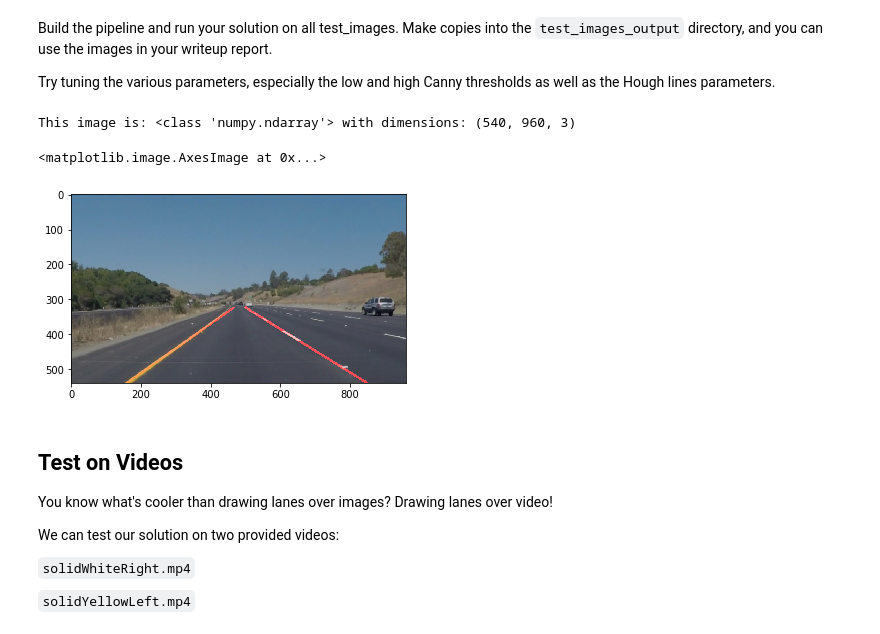
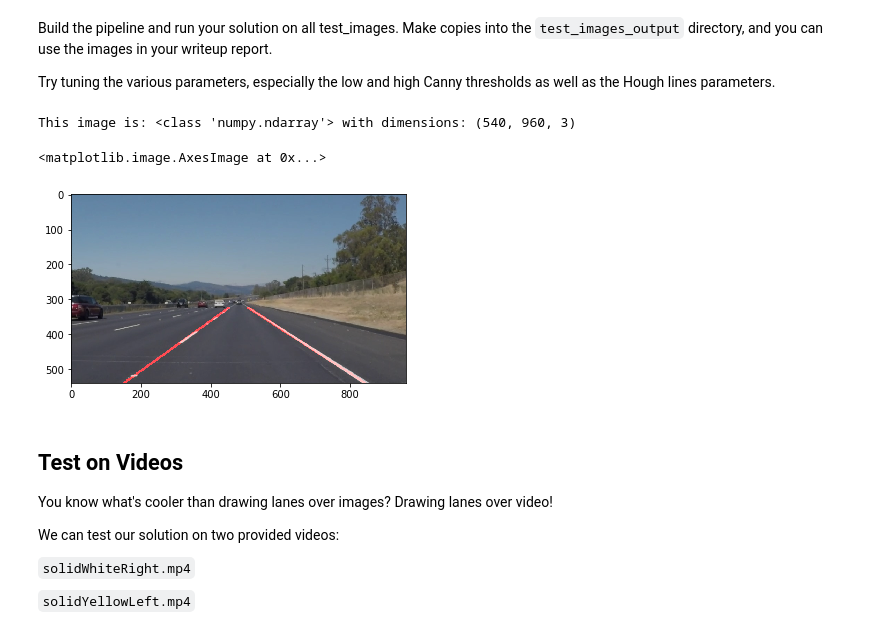
Before and after one commit to StoicLobster/Udacity-SelfDrivingCar-T1P1, a Jupyter notebook: CarND-LaneLines-P1-master/P1.ipynb, the cells around one changed output. Drawn from its saved outputs; the diff is of its cells as text; code cells hidden in the pictures.

```diff
--- a/CarND-LaneLines-P1-master/P1.ipynb
+++ b/CarND-LaneLines-P1-master/P1.ipynb
@@ -87,7 +87,7 @@ def WYSelect(img):
     """
     #Copy image
     Flt_Img = np.copy(img).astype(float)
-    Out_Img = np.zeros_like(img)
+    Out_Img = np.zeros_like(img) #start with all black
 
     #Define color thresholds
     White_Thresh = 190
@@ -103,7 +103,6 @@ def WYSelect(img):
                 & (abs(Flt_Img[:,:,0] - Flt_Img[:,:,2]) <= White_Delta_Thresh) \
                 & (abs(Flt_Img[:,:,1] - Flt_Img[:,:,2]) <= White_Delta_Thresh)
     #Find all yellow pixels
-    #Check for bright yellow and dark yellow
     thresholds_Y = ((Flt_Img[:,:,0] - Flt_Img[:,:,1]) >= Yellow_RG_Delta_Thresh) \
                 & ((Flt_Img[:,:,0] - Flt_Img[:,:,2]) >= Yellow_RB_Delta_Thresh)
     Out_Img[thresholds_W] = [255,255,255] #make white pixels pure white
@@ -190,7 +189,7 @@ def draw_lines(img, lines, color=[255, 0, 0], thickness=6):
     MaxY = imshape[0]
     MaxX = imshape[1]
     #Determine threshold for near zero slope
-    NearZeroSlope = MaxY / MaxX
+    NearZeroSlope = 0.9 * MaxY / MaxX
     #Determine y location for interpolation to top of image
     InterpTop = MaxY * 0.6
     #Init the parameters for lane lines
@@ -210,7 +209,7 @@ def draw_lines(img, lines, color=[255, 0, 0], thickness=6):
                 s = LineLength(x1,y1,x2,y2)
                 #print(str(s))
                 #cv2.line(img,(x1,y1),(x2,y2),[0,0,255],5)
-                #Average left / right lane lines
+                #Average left / right lane lines separately
                 #Perform weighted average by length of line
                 if (m < 0):
                     #Left Lane
@@ -218,8 +217,6 @@ def draw_lines(img, lines, color=[255, 0, 0], thickness=6):
                     m_Left_Avg += m * s
                     x_Left_Avg += (x1 + x2)/2 * s
                     y_Left_Avg += (y1 + y2)/2 * s
-                    #print('(x1,y1): (' + str(x1) + ', ' + str(y1) + ')')
-                    #print('(x2,y2): (' + str(x2) + ', ' + str(y2) + ')')
                 elif (m > 0):
                     #Right Lane
                     Right_TotLngth += s
@@ -228,16 +225,12 @@ def draw_lines(img, lines, color=[255, 0, 0], thickness=6):
                     y_Right_Avg += (y1 + y2)/2 * s
     #Calculate Averages if lines found
     if (Left_TotLngth != 0.0):
-        #print('x_Left_Avg: ' + str(x_Left_Avg))
-        #print('y_Left_Avg: ' + str(y_Left_Avg))
         m_Left_Avg /= Left_TotLngth
         x_Left_Avg /= Left_TotLngth
         y_Left_Avg /= Left_TotLngth
         #Left lane interpoalted to bttom of image and interp top
         cv2.line(img, (LinInterp(x_Left_Avg,y_Left_Avg,m_Left_Avg,MaxY), MaxY), \
              (LinInterp(x_Left_Avg,y_Left_Avg,m_Left_Avg,InterpTop), int(InterpTop)), color, thickness)
-    #print('m_Left_Avg: ' + str(m_Left_Avg))
-    #print('Left_Cnt: ' + str(Left_Cnt))
     if (Right_TotLngth != 0.0):
         m_Right_Avg /= Right_TotLngth
         x_Right_Avg /= Right_TotLngth
@@ -297,70 +290,50 @@ Try tuning the various parameters, especially the low and high Canny thresholds
 # TODO: Build your pipeline that will draw lane lines on the test_images
 # then save them to the test_images_output directory.
 #reading in an image
-img = mpimg.imread('test_images/solidYellowCurve.jpg')
+img = mpimg.imread('test_images/solidYellowCurve2.jpg')
 print('This image is:', type(image), 'with dimensions:', image.shape)
-WY_img = WYSelect(img)
 
-#Apply grayscale
-gray = grayscale(WY_img)
+#Select white and yellow colors only
+WY_image = WYSelect(image)
 
-#plot grayscale image
-#plt.imshow(gray, cmap='gray')
-
-#Gaussian smoothing
-#kernel_size = 13 #must be odd number
-#gauss = gaussian_blur(gray, kernel_size)
-
-#plot grayscale image
-#plt.imshow(gauss, cmap='gray')
+#Apply grayscale for Canny
+gray = grayscale(WY_image)
 
 #Canny Edges
-low_threshold = 100
-high_threshold = 200
+low_threshold = 50
+high_threshold = 150
 CannyEdges = canny(gray, low_threshold, high_threshold)
 
-#plot Canny Edge output
-#plt.imshow(CannyEdges, cmap='Greys_r')
-
 #Restrict to specific region
-imshape = img.shape
-xBL = 0.1 * imshape[1];
+imshape = image.shape
+xBL = 0.12 * imshape[1];
 xBR = 0.95 * imshape[1];
-xTL = 0.43 * imshape[1];
+xTL = 0.46 * imshape[1];
 xTR = 0.57 * imshape[1];
 yT = 0.6 * imshape[0];
 yB = imshape[0];
 vertices = np.array([[(xBL, yB), (xTL, yT), (xTR, yT), (xBR, yB)]], dtype=np.int32)
 QuadRg = region_of_interest(CannyEdges, vertices)
 
-#plot Region of Interest
-#plt.imshow(QuadRg, cmap='Greys_r')
-
 # Define the Hough transform parameters
 # Make a blank the same size as our image to draw on
-rho = 2 # distance resolution in pixels of the Hough grid
+rho = 1 # distance resolution in pixels of the Hough grid
 theta = np.pi/180 # angular resolution in radians of the Hough grid
 threshold = 15     # minimum number of votes (intersections in Hough grid cell)
-min_line_len = 40 #minimum number of pixels making up a line
-max_line_gap = 20    # maximum gap in pixels between connectable line segments
+min_line_len = 15 #minimum number of pixels making up a line
+max_line_gap = 200    # maximum gap in pixels between connectable line segments
 
 #Apply Hough Transform
 line_img = hough_lines(QuadRg, rho, theta, threshold, min_line_len, max_line_gap)
 
-#Plot Hough Transform
-#plt.imshow(line_img)
-
 #Apply lines to original image
-wght_img = weighted_img(line_img, img)
+wght_img = weighted_img(line_img, image)
 
 plt.imshow(wght_img)
-#plt.imshow(process_image(img))
-#plt.imshow(WYSelect(img)) region_of_interest(img, vertices)
-#plt.imshow(grayscale(WYSelect(img)), cmap='gray')
 # %% [output]
 This image is: <class 'numpy.ndarray'> with dimensions: (540, 960, 3)
 <matplotlib.image.AxesImage at 0x...>
-[figure, old version]
+[figure, new version]
 # %% [markdown]
 ## Test on Videos
 
```
Also changed, not shown: parts of 4 cells of this notebook, 3 other files.
